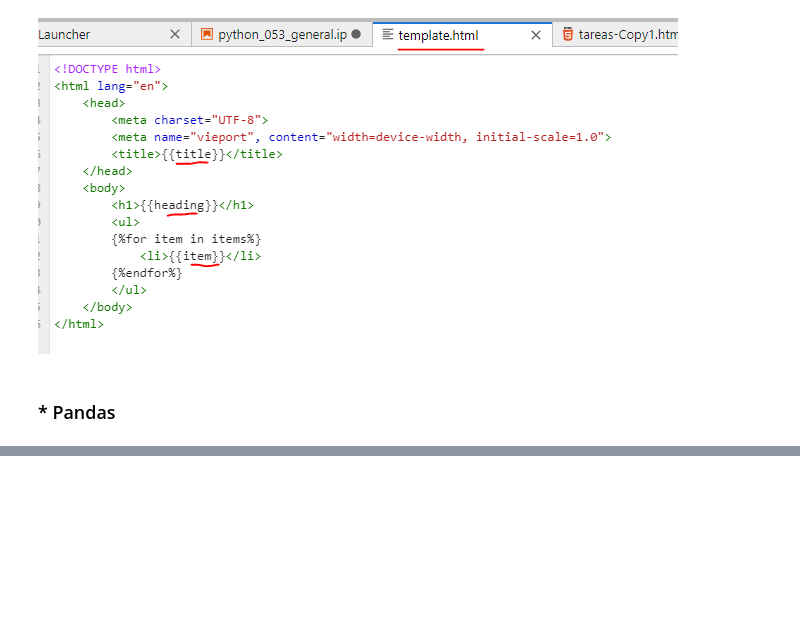
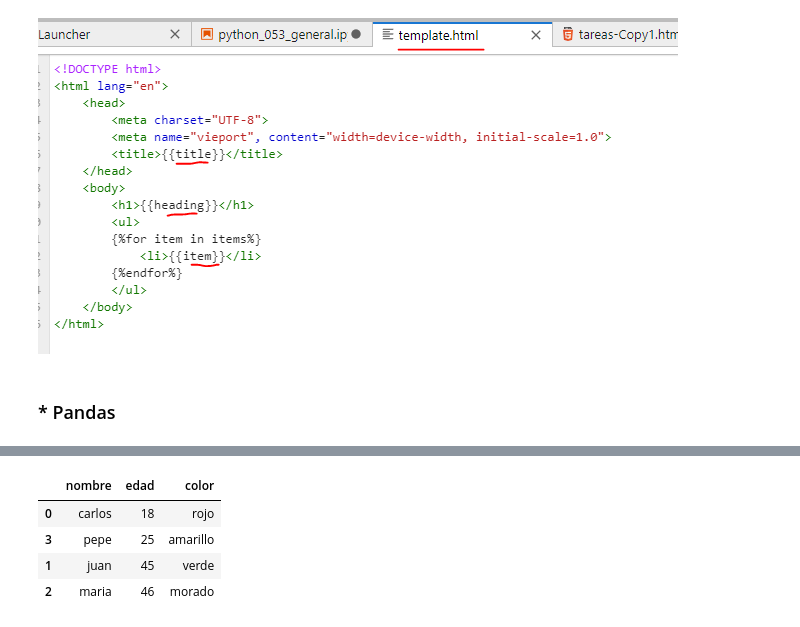
Before and after one commit to rivillasm/python_code, a Jupyter notebook: python_053_general.ipynb, the cells around one changed output, grey strips where cells are left out. Cells and saved outputs as stored; diff of their text form; code cells hidden in the pictures; blank space fills up the shorter version.

```diff
--- a/python_053_general.ipynb
+++ b/python_053_general.ipynb
@@ -1072,0 +1149,8 @@ print(output)
+# %%
+df.sort_values(by='edad', ascending=True)
+# %% [output]
+|  | nombre | edad | color |
+| 0 | carlos | 18 | rojo |
+| 3 | pepe | 25 | amarillo |
+| 1 | juan | 45 | verde |
+| 2 | maria | 46 | morado |
```
Also changed, not shown: parts of 20 cells of this notebook.
